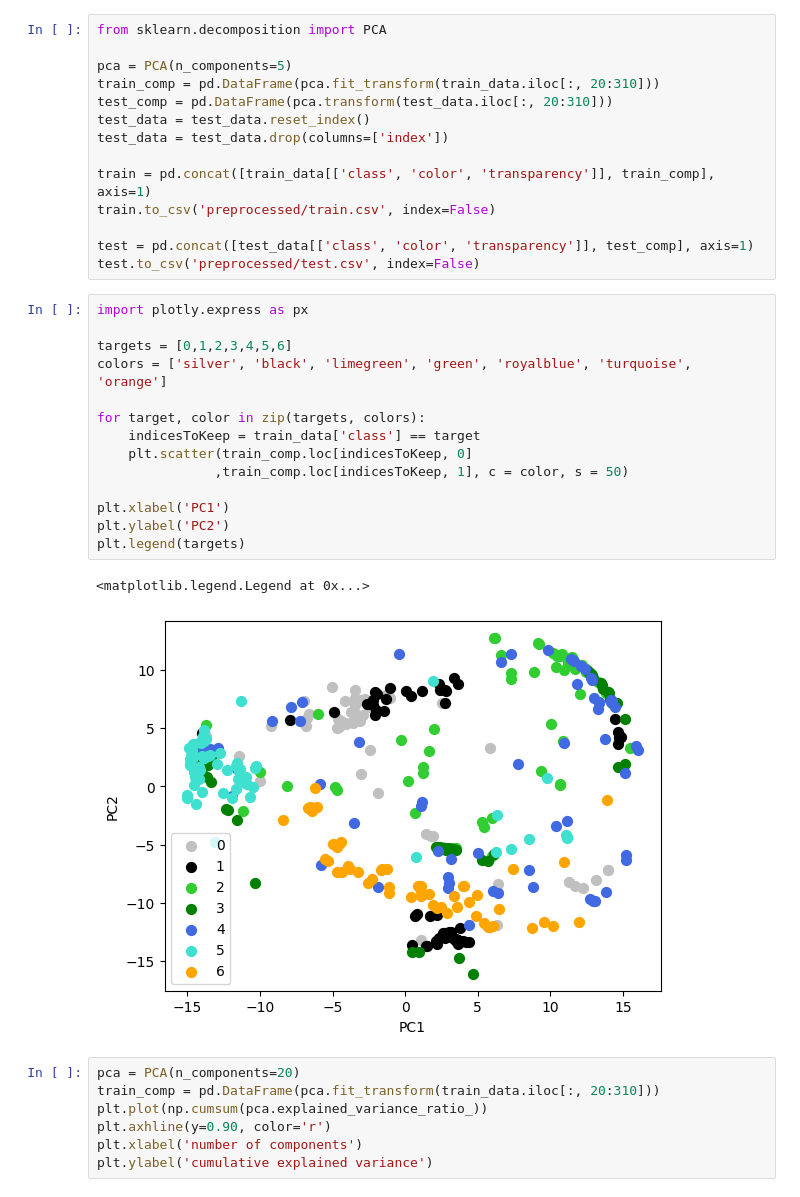
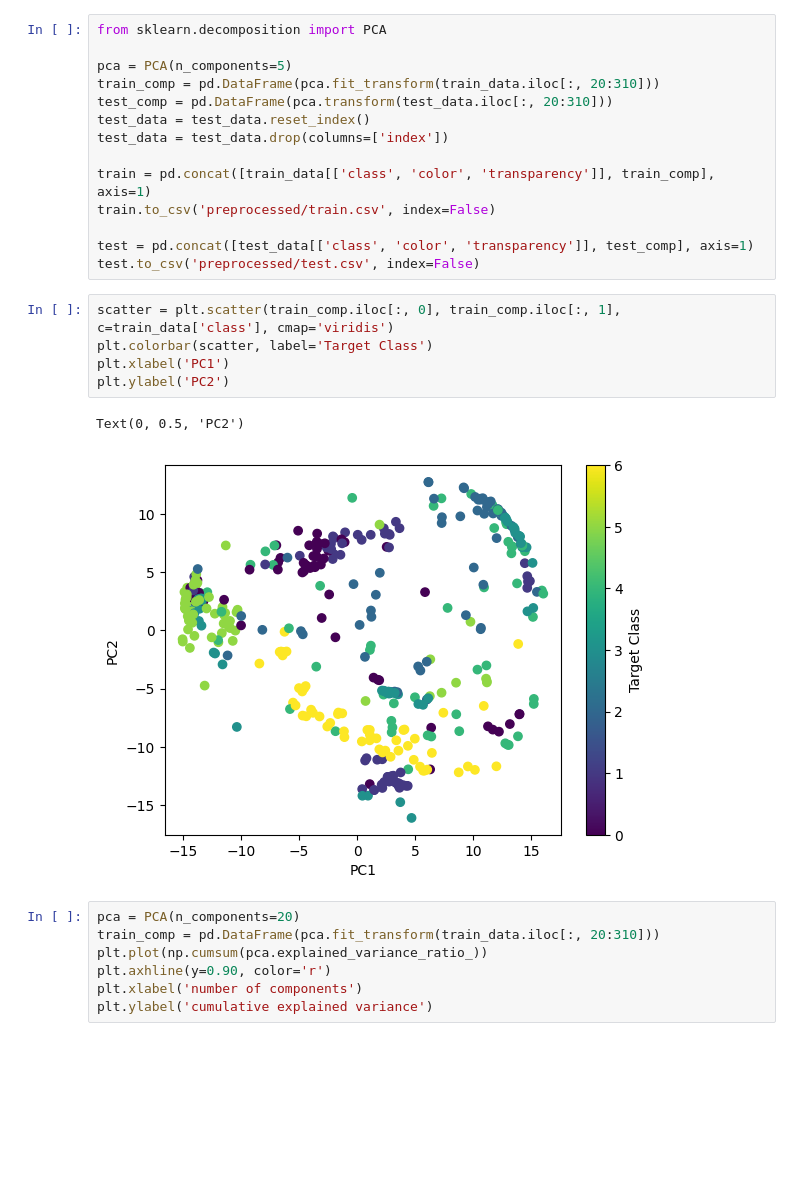
Before and after one commit to AkkuRam/df-project, a Jupyter notebook: data_cleaning.ipynb, the cells around one changed output. Drawn from its saved outputs; the diff is of its cells as text; blank space fills up the shorter version.

```diff
--- a/data_cleaning.ipynb
+++ b/data_cleaning.ipynb
@@ -110,23 +116,14 @@ train.to_csv('preprocessed/train.csv', index=False)
 
 test = pd.concat([test_data[['class', 'color', 'transparency']], test_comp], axis=1)
 test.to_csv('preprocessed/test.csv', index=False)
-# %%
-import plotly.express as px
-
-targets = [0,1,2,3,4,5,6]
-colors = ['silver', 'black', 'limegreen', 'green', 'royalblue', 'turquoise', 'orange']
-
-for target, color in zip(targets, colors):
-    indicesToKeep = train_data['class'] == target
-    plt.scatter(train_comp.loc[indicesToKeep, 0]
-               ,train_comp.loc[indicesToKeep, 1], c = color, s = 50)
-
-plt.xlabel('PC1')
-plt.ylabel('PC2')
-plt.legend(targets)
-# %% [output]
-<matplotlib.legend.Legend at 0x...>
-[figure, removed]
+# %%
+scatter = plt.scatter(train_comp.iloc[:, 0], train_comp.iloc[:, 1], c=train_data['class'], cmap='viridis')
+plt.colorbar(scatter, label='Target Class')
+plt.xlabel('PC1')
+plt.ylabel('PC2')
+# %% [output]
+Text(0, 0.5, 'PC2')
+[figure, added]
 # %%
 pca = PCA(n_components=20)
 train_comp = pd.DataFrame(pca.fit_transform(train_data.iloc[:, 20:310]))
```
Also changed, not shown: parts of 2 cells of this notebook, 4 other files.
